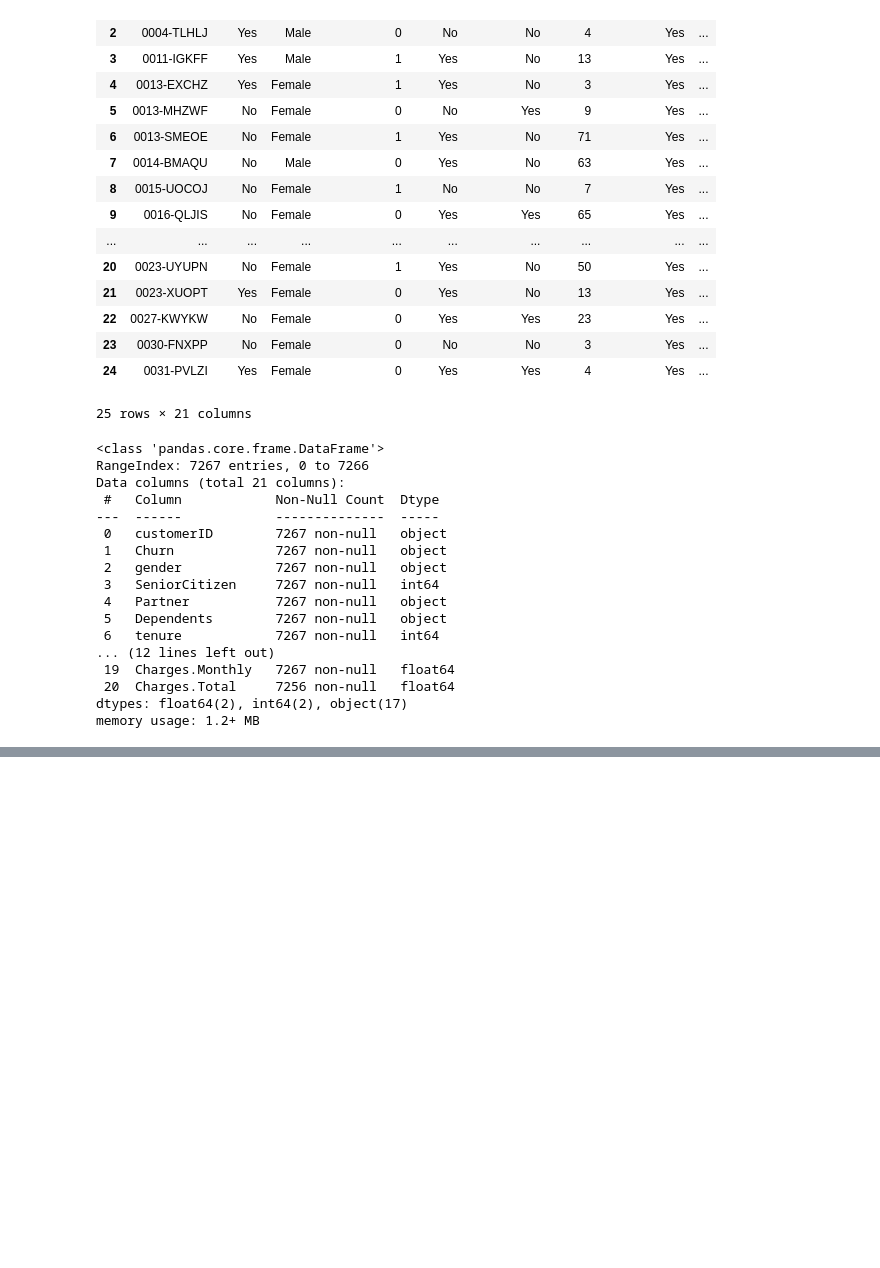
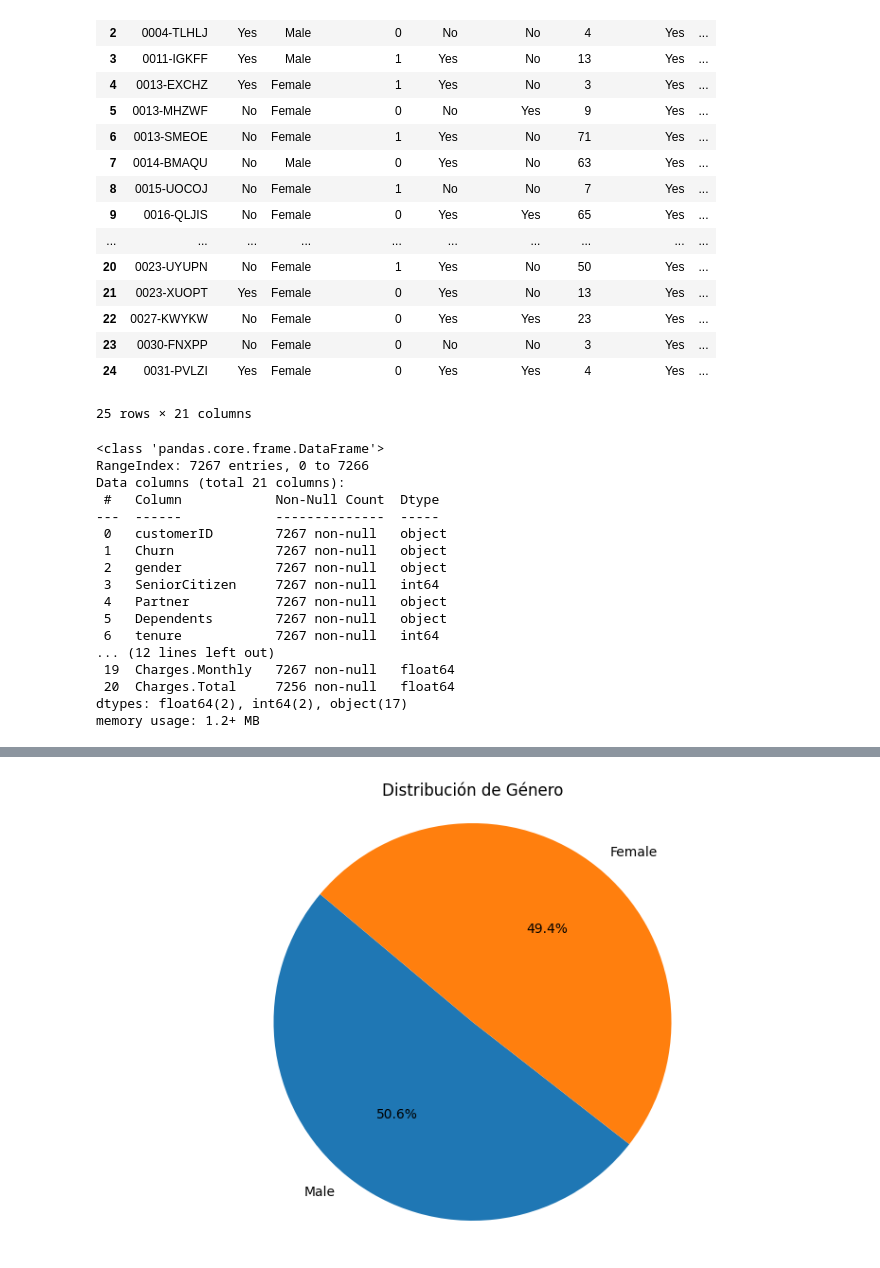
Before and after one commit to Usuarioah03/Trabajo-TelecomX, a Jupyter notebook: Untitled2.ipynb, the cells around one changed output, grey strips where cells are left out. Saved outputs shown, nothing was run; the diff lists cells and outputs as text; code cells hidden in the pictures; blank space fills up the shorter version.

```diff
--- a/Untitled2.ipynb
+++ b/Untitled2.ipynb
@@ -171,0 +160,16 @@ col_import=['Churn','tenure','InternetService','PhoneService','MultipleLines','O
+# %%
+#Creando variales para Genero, Tipo de contrato, metodo de pago, etc
+genero = datos_normalizados['gender'].value_counts()
+tipo_contrato = datos_normalizados['Contract'].value_counts()
+metodo_pago = datos_normalizados['PaymentMethod'].value_counts()
+facturan = datos_normalizados['PaperlessBilling'].value_counts()
+suscripciones = datos_normalizados[['MultipleLines','PhoneService','InternetService','OnlineSecurity','OnlineBackup','DeviceProtection','TechSupport','StreamingTV','StreamingMovies']].value_counts()
+# %%
+#Generando grafica
+plt.figure(figsize=(10, 6))
+plt.pie(genero, labels=genero.index, autopct='%1.1f%%', startangle=140)
+plt.title('Distribución de Género')
+plt.axis('equal')
+plt.show()
+# %% [output]
+[figure, added]
```
Also changed, not shown: parts of 23 cells of this notebook.
